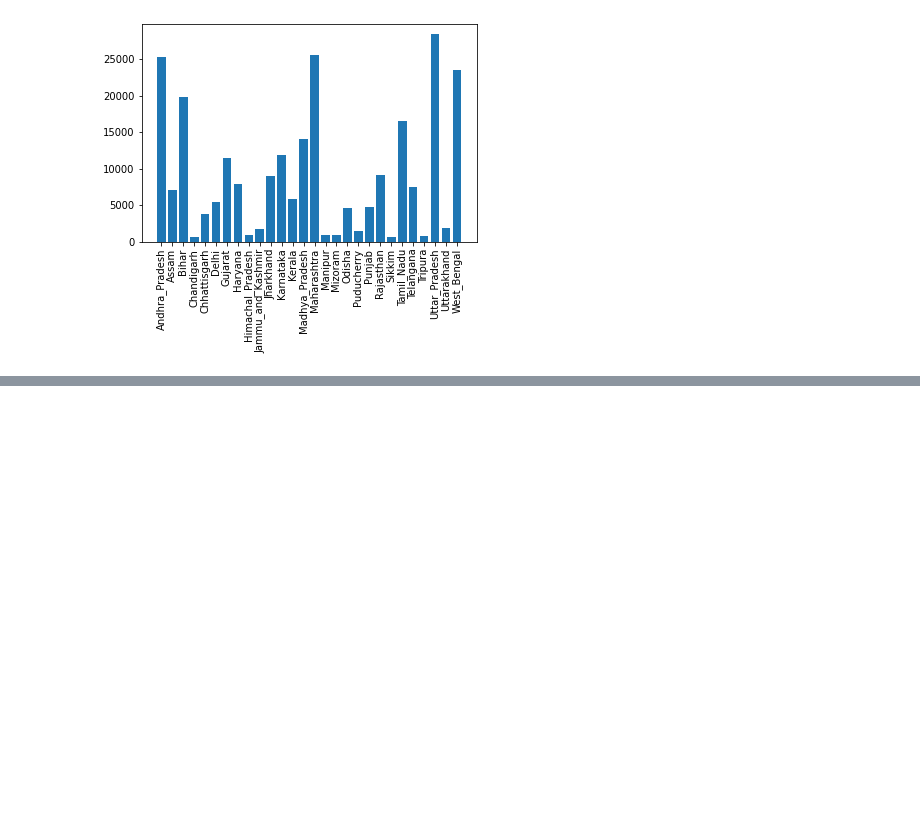
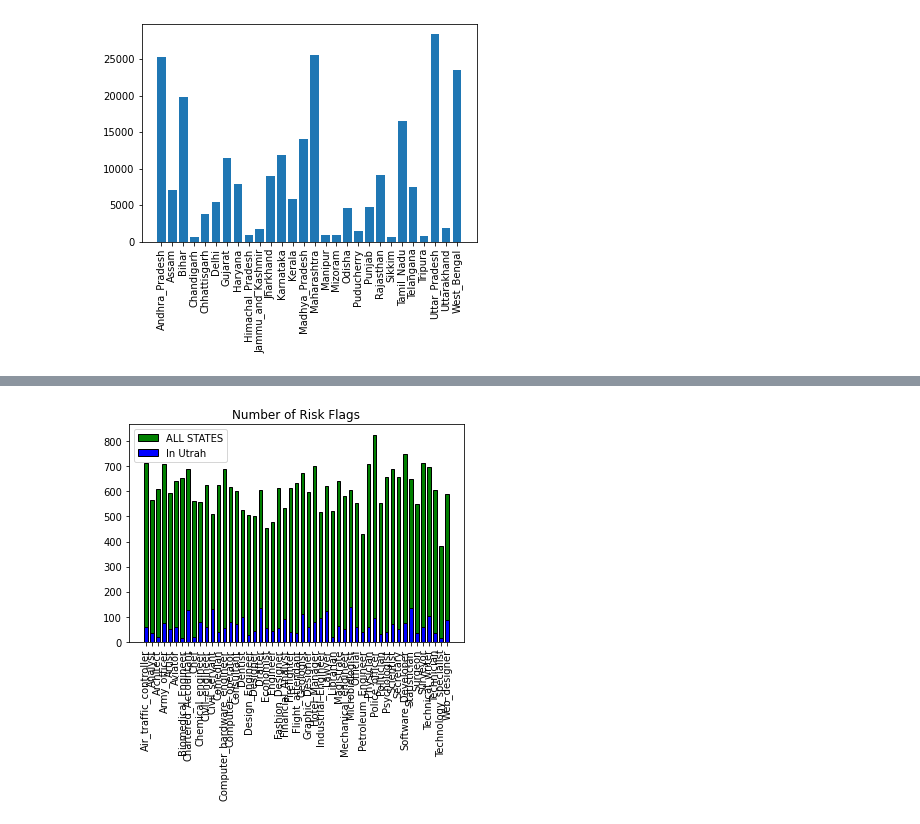
Before and after one commit to issamoxix/Loan-Prediction-Analysis, a Jupyter notebook: main.ipynb, the cells around one changed output, grey strips where cells are left out. Cells and saved outputs as stored; diff of their text form; code cells hidden in the pictures; blank space fills up the shorter version.

```diff
--- a/main.ipynb
+++ b/main.ipynb
@@ -19,8 +19,3 @@ df.describe()
 | 50% | 125984.000000 | 5.002101e+06 | 50.000000 | 10.000000 | 6.000000 | 12.000000 | 0.000000 |
 | 75% | 188979.000000 | 7.478707e+06 | 65.000000 | 15.000000 | 9.000000 | 13.000000 | 0.000000 |
 | max | 252000.000000 | 9.999938e+06 | 79.000000 | 20.000000 | 14.000000 | 14.000000 | 1.000000 |
-# %%
-x,y, _ = plt.hist(df.STATE)
-plt.xticks(rotation="vertical")
-
-plt.show()
@@ -40,0 +44,3 @@ plt.show()
+# %%
+utrah_df = df[df['STATE'] == 'Uttar_Pradesh']
+assam_df = df[df['STATE'] == 'Assam']
@@ -40,0 +49,4 @@ plt.show()
+# %%
+#adding the owned and single rows
+df['owned'] = df['House_Ownership'].map(lambda x: 1 if x == 'owned' else 0)
+df['single'] = df['Married/Single'].map(lambda x: 1 if x == 'single' else 0)
@@ -40,0 +72,20 @@ plt.show()
+# %%
+# df.groupby('Profession')['Profession','Risk_Flag'].sum()
+#this bar graph below shows us that the banks dont take Professions into consideration
+#since that every field and sectors have Risk Flags = 1
+width = 0.55
+Professions = df.groupby('Profession')
+UProfessions = utrah_df.groupby('Profession')
+RFlag = Professions.sum()['Risk_Flag']
+URFlag = UProfessions.sum()['Risk_Flag']
+UPkeys = [par for par ,x in UProfessions]
+Pkeys = [par for par ,x in Professions]
+plt.bar(Pkeys,RFlag,width = width, edgecolor = 'black',color="g",label="ALL STATES")
+plt.bar(UPkeys,URFlag,width = width, edgecolor = 'black',color="b",label="In Utrah")
+plt.title('Number of Risk Flags')
+plt.xticks(rotation='vertical')
+plt.legend()
+
+plt.show()
+# %% [output]
+[figure, added]
```
Also changed, not shown: parts of 11 cells of this notebook.
